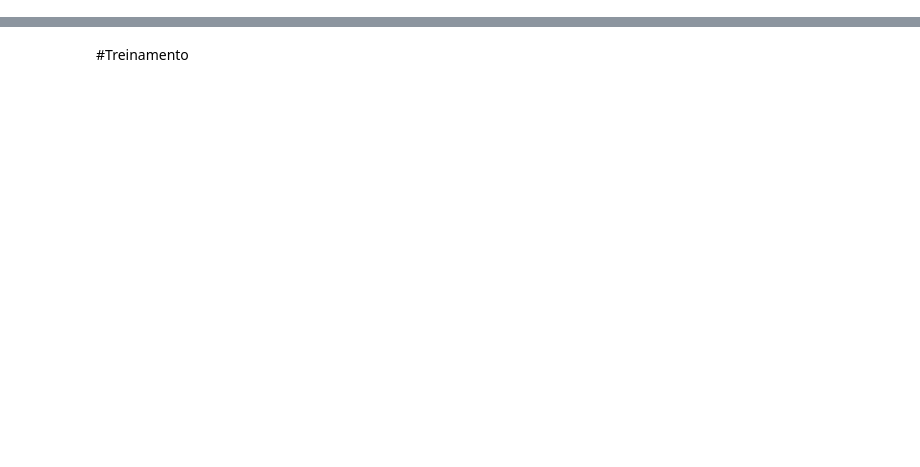
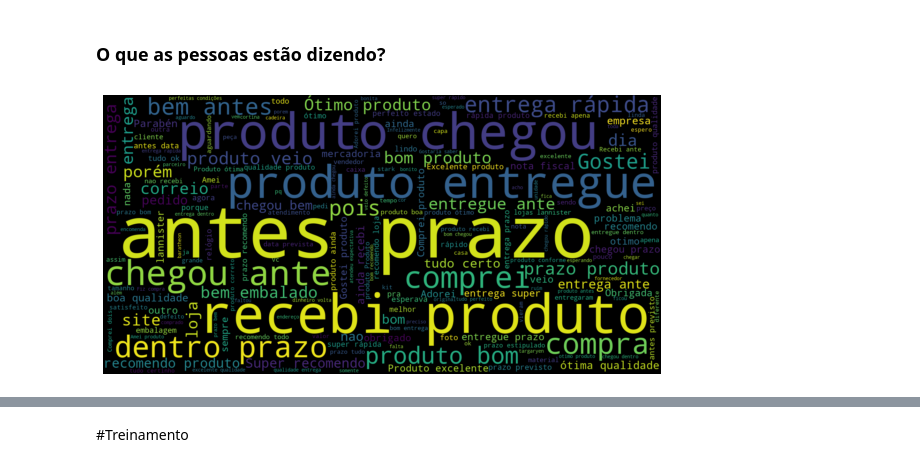
Before and after one commit to mmota287/sentiment-analysis-ecommerce, a Jupyter notebook: Reviews_de_Ecommerce.ipynb, the cells around one changed output, grey strips where cells are left out. Cells and saved outputs as stored; diff of their text form; code cells hidden in the pictures; blank space fills up the shorter version.

```diff
--- a/Reviews_de_Ecommerce.ipynb
+++ b/Reviews_de_Ecommerce.ipynb
@@ -8,0 +39,4 @@
+# %%
+url_dataset = 'https://raw.githubusercontent.com/MarcosMota/AnaliseDeSentimento/master/dataset/olist_order_reviews_dataset.csv'
+reviews = pd.read_csv(url_dataset)
+reviews.head()
@@ -8,0 +73,3 @@
+# %%
+ reviews = reviews.dropna(subset=['review_comment_message'])
+ print(f'Quantidade de observações: {reviews.shape[0]}\n')
@@ -8,0 +85,5 @@
+# %%
+pontos = [0, 2, 3, 5]
+polaridades = [-1, 0, 1]
+reviews['polarity'] = pd.cut(reviews['review_score'], bins=pontos, labels=polaridades)
+reviews.head(10)
@@ -8,0 +104,18 @@
+# %%
+import matplotlib.pyplot as plt
+import nltk
+from nltk.corpus import stopwords
+nltk.download('stopwords')
+STOPWORDS = stopwords.words('portuguese')
+from wordcloud import WordCloud, ImageColorGenerator
+
+def plotWordCloud(text):
+  text = " ".join(s for s in text)
+  # cria um wordcloud
+  wordcloud = WordCloud(stopwords=STOPWORDS,
+                        width=1600, height=800).generate(text)
+
+  # plota o wordcloud
+  fig, ax = plt.subplots(figsize=(10,6))
+  ax.imshow(wordcloud, interpolation='bilinear')
+  ax.set_axis_off()
@@ -8,0 +125,7 @@
+# %% [markdown]
+### O que as pessoas estão dizendo?
+# %%
+text = reviews['review_comment_message']
+plotWordCloud(text)
+# %% [output]
+[figure, added]
```
Also changed, not shown: parts of 52 cells of this notebook.
